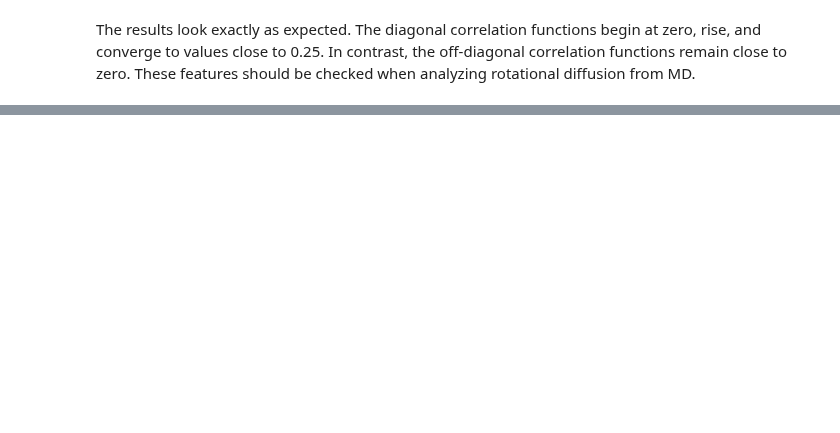
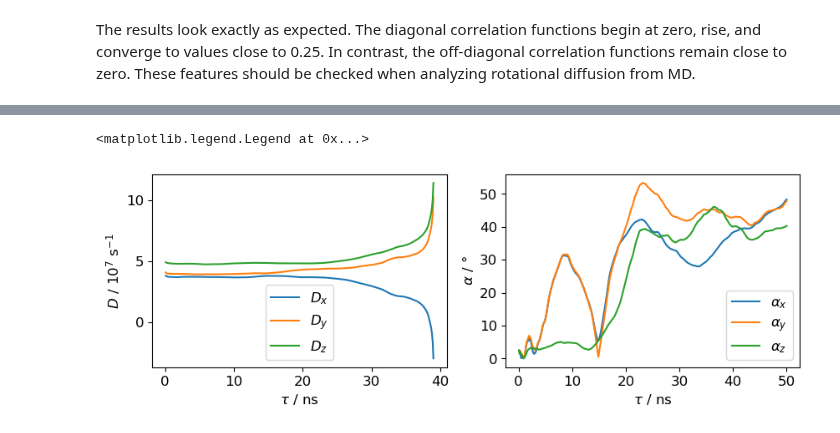
Before and after one commit to MolSimGroup/rotationaldiffusion, a Jupyter notebook: tutorial/Tutorial.ipynb, the cells around one changed output, grey strips where cells are left out. Cells and saved outputs as stored; diff of their text form; code cells hidden in the pictures; blank space fills up the shorter version.

```diff
--- a/tutorial/Tutorial.ipynb
+++ b/tutorial/Tutorial.ipynb
@@ -135,0 +120,28 @@ plt.show()
+# %%
+# Calculate time-dependent diffusion coefficients and principal axes
+D_time_dep, PAF_time_dep = rd.instantaneous_tensors(lag_times, correlations_av)
+
+# Plot time-dependent diffusion coefficients
+fig, axs = plt.subplots(1, 2, figsize=(10, 3))
+
+# Set labels.
+axs[0].set_xlabel('$\\tau$ / ns')
+axs[0].set_ylabel('$D$ / $10^{7}$ s$^{-1}$')
+axs[1].set_xlabel('$\\tau$ / ns')
+axs[1].set_ylabel('$\\alpha$ / °')
+
+_ndx_ini = 0
+_ndx_fin = 500
+for i, axis in enumerate('xyz'):
+    axs[0].plot(lag_times[_ndx_ini:_ndx_fin], D_time_dep[_ndx_ini:_ndx_fin, ..., i] * 1e2, label=f"$D_{axis}$", c=f"C{i}")
+
+    # Convert principal axes to principal angles, using tau_ref = 1 ns.
+    cos = np.abs(np.dot(PAF_time_dep[:, i], PAF_time_dep[9, i]))
+    angle = np.rad2deg(np.arccos(cos))
+    axs[1].plot(lag_times[_ndx_ini:_ndx_fin], angle[_ndx_ini:_ndx_fin], label=f"$\\alpha_{axis}$", c=f"C{i}")
+
+axs[0].legend(loc='lower center')
+axs[1].legend(loc='lower right')
+# %% [output]
+<matplotlib.legend.Legend at 0x...>
+[figure, added]
```
Also changed, not shown: parts of 21 cells of this notebook.
